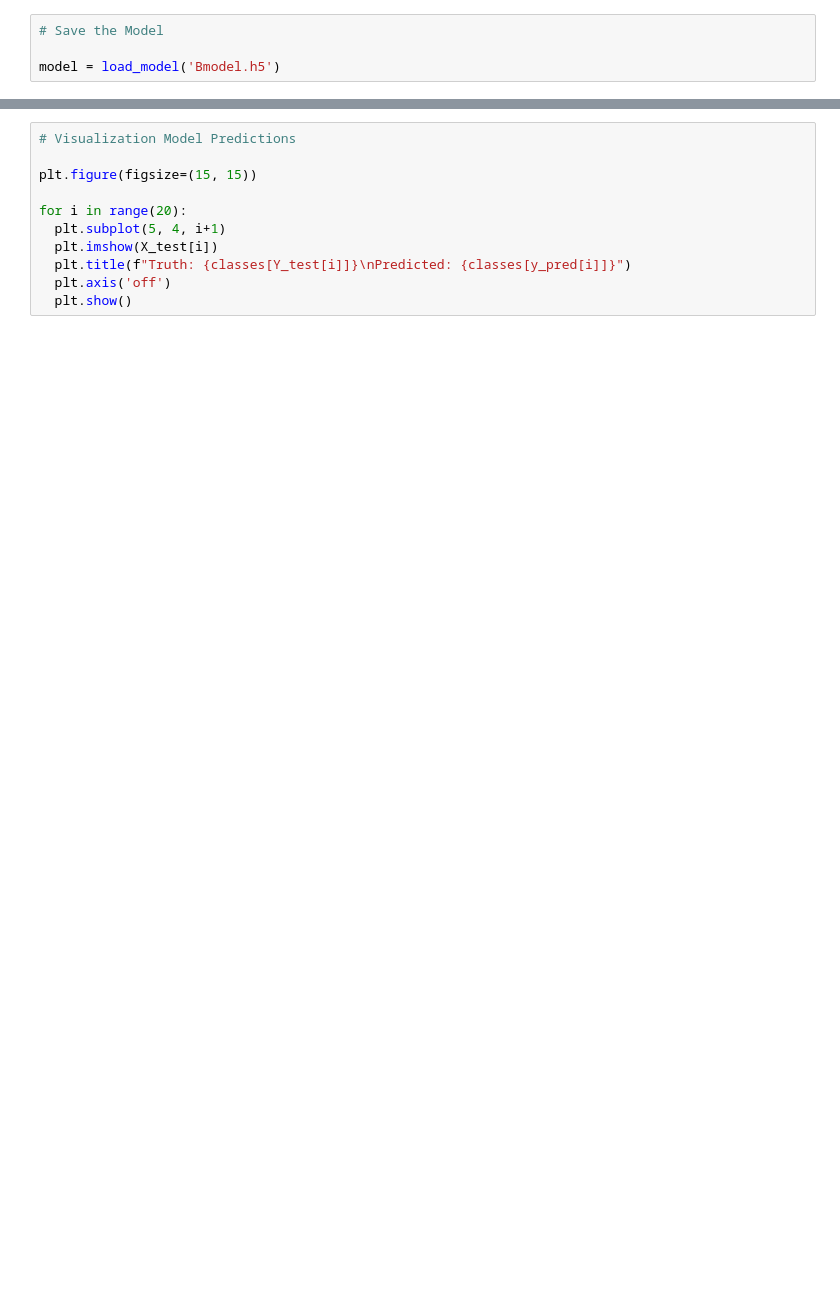
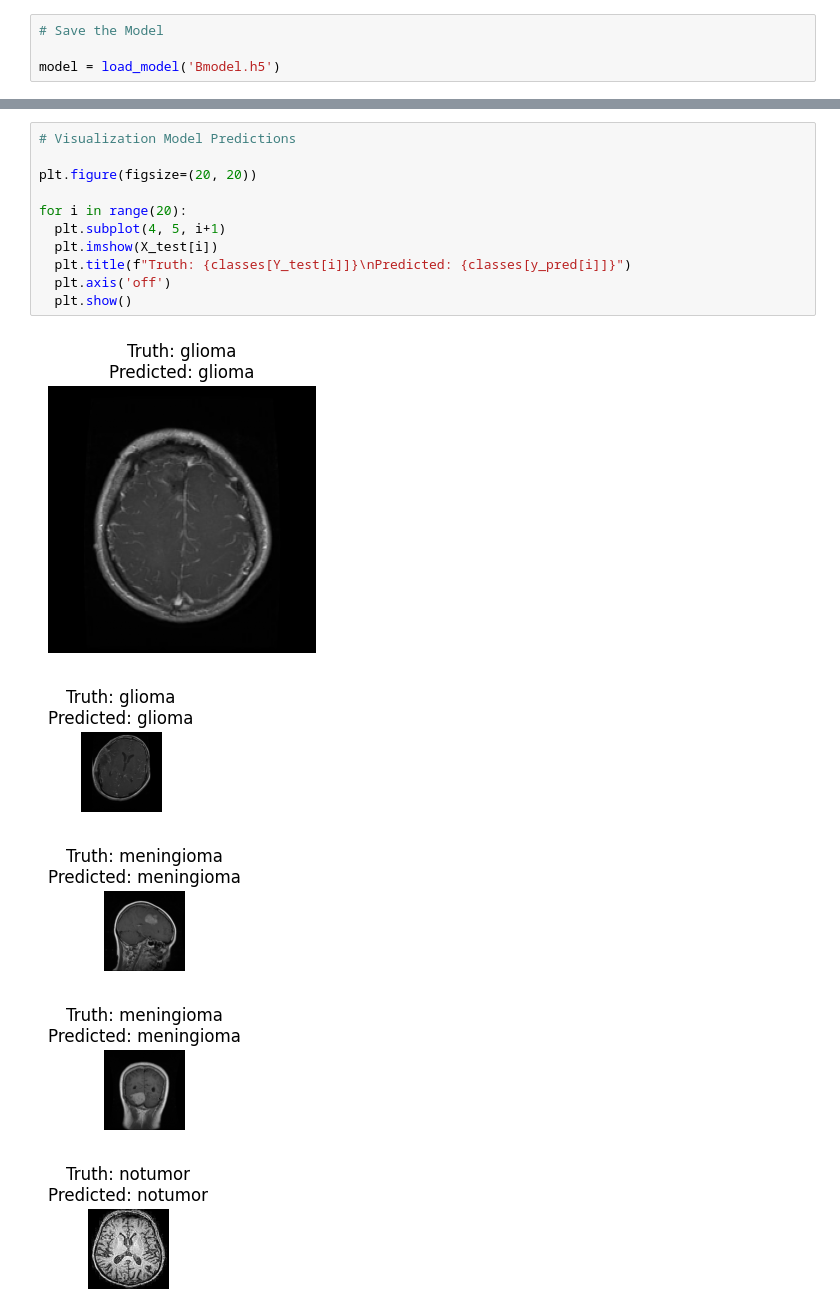
Before and after one commit to vanessaconstantia/Brain-Tumor-MRI-Classification, a Jupyter notebook: notebooks/model_ResNet50_vers1.ipynb, the cells around one changed output, grey strips where cells are left out. Cells and saved outputs as stored; diff of their text form; blank space fills up the shorter version.

```diff
--- a/notebooks/model_ResNet50_vers1.ipynb
+++ b/notebooks/model_ResNet50_vers1.ipynb
@@ -196,11 +269,17 @@ print(history.history["val_loss"][-3:])
 # %%
 # Visualization Model Predictions
 
-plt.figure(figsize=(15, 15))
+plt.figure(figsize=(20, 20))
 
 for i in range(20):
-  plt.subplot(5, 4, i+1)
+  plt.subplot(4, 5, i+1)
   plt.imshow(X_test[i])
   plt.title(f"Truth: {classes[Y_test[i]]}\nPredicted: {classes[y_pred[i]]}")
   plt.axis('off')
   plt.show()
+# %% [output]
+[figure, added]
+[figure, added]
+[figure, added]
+[figure, added]
+[figure, added]
```
Also changed, not shown: parts of 12 cells of this notebook.
